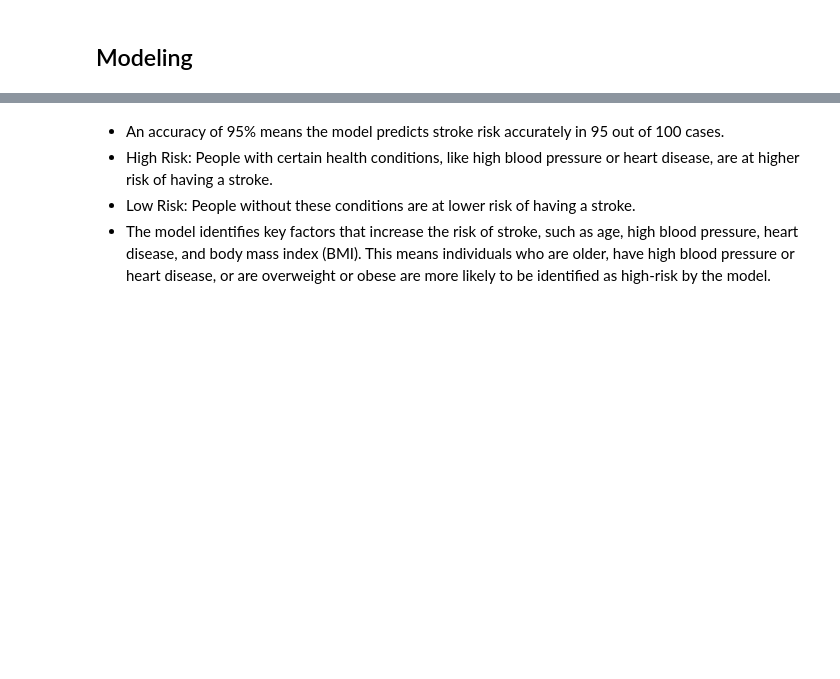
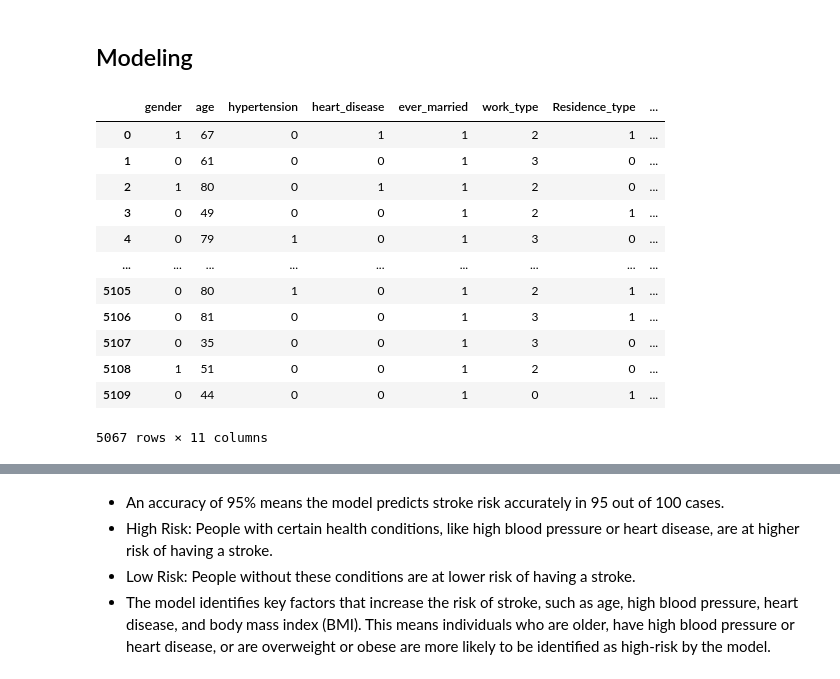
Before and after one commit to Abdulaziz-Aleissa/healthcare-stroke-data, a Jupyter notebook: healthcare-stroke-analysis.ipynb, the cells around one changed output, grey strips where cells are left out. Cells and saved outputs as stored; diff of their text form; code cells hidden in the pictures; blank space fills up the shorter version.

```diff
--- a/healthcare-stroke-analysis.ipynb
+++ b/healthcare-stroke-analysis.ipynb
@@ -240,6 +251,22 @@ plt.show()
 #####  Colleration matrix Inclusion
 # %% [markdown]
 ## Modeling
+# %%
+df
+# %% [output]
+|  | gender | age | hypertension | heart_disease | ever_married | work_type | Residence_type | ... |
+| 0 | 1 | 67 | 0 | 1 | 1 | 2 | 1 | ... |
+| 1 | 0 | 61 | 0 | 0 | 1 | 3 | 0 | ... |
+| 2 | 1 | 80 | 0 | 1 | 1 | 2 | 0 | ... |
+| 3 | 0 | 49 | 0 | 0 | 1 | 2 | 1 | ... |
+| 4 | 0 | 79 | 1 | 0 | 1 | 3 | 0 | ... |
+| ... | ... | ... | ... | ... | ... | ... | ... | ... |
+| 5105 | 0 | 80 | 1 | 0 | 1 | 2 | 1 | ... |
+| 5106 | 0 | 81 | 0 | 0 | 1 | 3 | 1 | ... |
+| 5107 | 0 | 35 | 0 | 0 | 1 | 3 | 0 | ... |
+| 5108 | 1 | 51 | 0 | 0 | 1 | 2 | 0 | ... |
+| 5109 | 0 | 44 | 0 | 0 | 1 | 0 | 1 | ... |
+5067 rows × 11 columns
 # %%
 # We will drop irrelevant columns (id)
 df = df.drop(columns=['id'])
```
Also changed, not shown: parts of 17 cells of this notebook.
